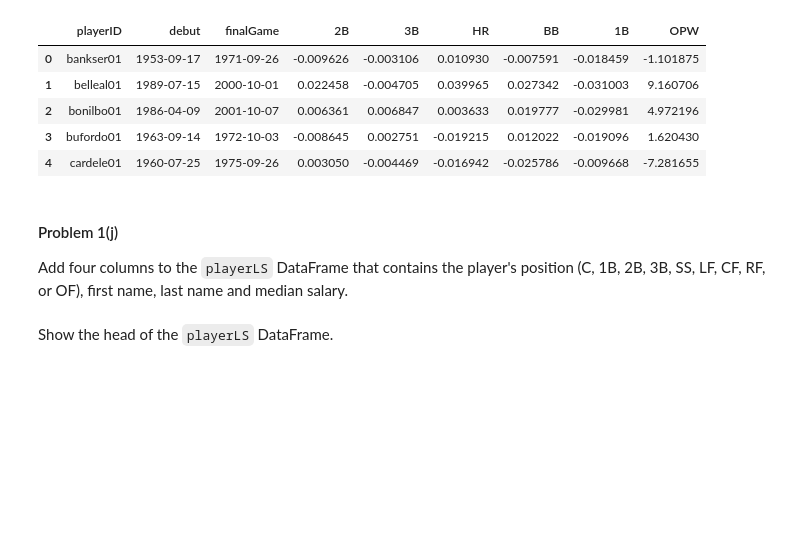
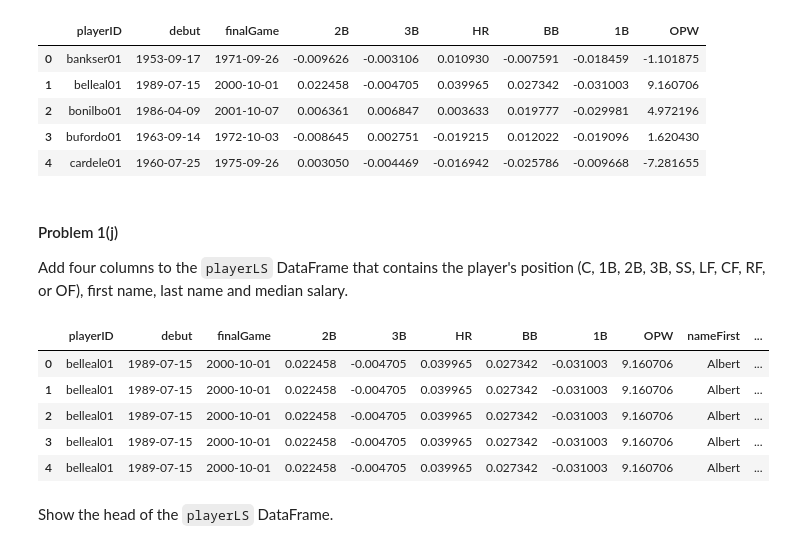
Before and after one commit to snazrul1/ssnazrul, a Jupyter notebook: DSE220/HW2/Assignment_2.ipynb, the cells around one changed output. Saved outputs shown, nothing was run; the diff lists cells and outputs as text; code cells hidden in the pictures; blank space fills up the shorter version.

```diff
--- a/DSE220/HW2/Assignment_2.ipynb
+++ b/DSE220/HW2/Assignment_2.ipynb
@@ -387,5 +387,18 @@ Add four columns to the `playerLS` DataFrame that contains the player's position
 # %%
 ### Your code here ###
 playerLS = playerLS.merge(medianSalaries, how='inner', on='playerID')
+
+dummy1 = fielding[['playerID','POS']]
+
+playerLS = playerLS.merge(dummy1, how='inner', on='playerID')
+
+playerLS.head()
+# %% [output]
+|  | playerID | debut | finalGame | 2B | 3B | HR | BB | 1B | OPW | nameFirst | ... |
+| 0 | belleal01 | 1989-07-15 | 2000-10-01 | 0.022458 | -0.004705 | 0.039965 | 0.027342 | -0.031003 | 9.160706 | Albert | ... |
+| 1 | belleal01 | 1989-07-15 | 2000-10-01 | 0.022458 | -0.004705 | 0.039965 | 0.027342 | -0.031003 | 9.160706 | Albert | ... |
+| 2 | belleal01 | 1989-07-15 | 2000-10-01 | 0.022458 | -0.004705 | 0.039965 | 0.027342 | -0.031003 | 9.160706 | Albert | ... |
+| 3 | belleal01 | 1989-07-15 | 2000-10-01 | 0.022458 | -0.004705 | 0.039965 | 0.027342 | -0.031003 | 9.160706 | Albert | ... |
+| 4 | belleal01 | 1989-07-15 | 2000-10-01 | 0.022458 | -0.004705 | 0.039965 | 0.027342 | -0.031003 | 9.160706 | Albert | ... |
 # %% [markdown]
 Show the head of the `playerLS` DataFrame.
```
Also changed, not shown: parts of 3 cells of this notebook.
